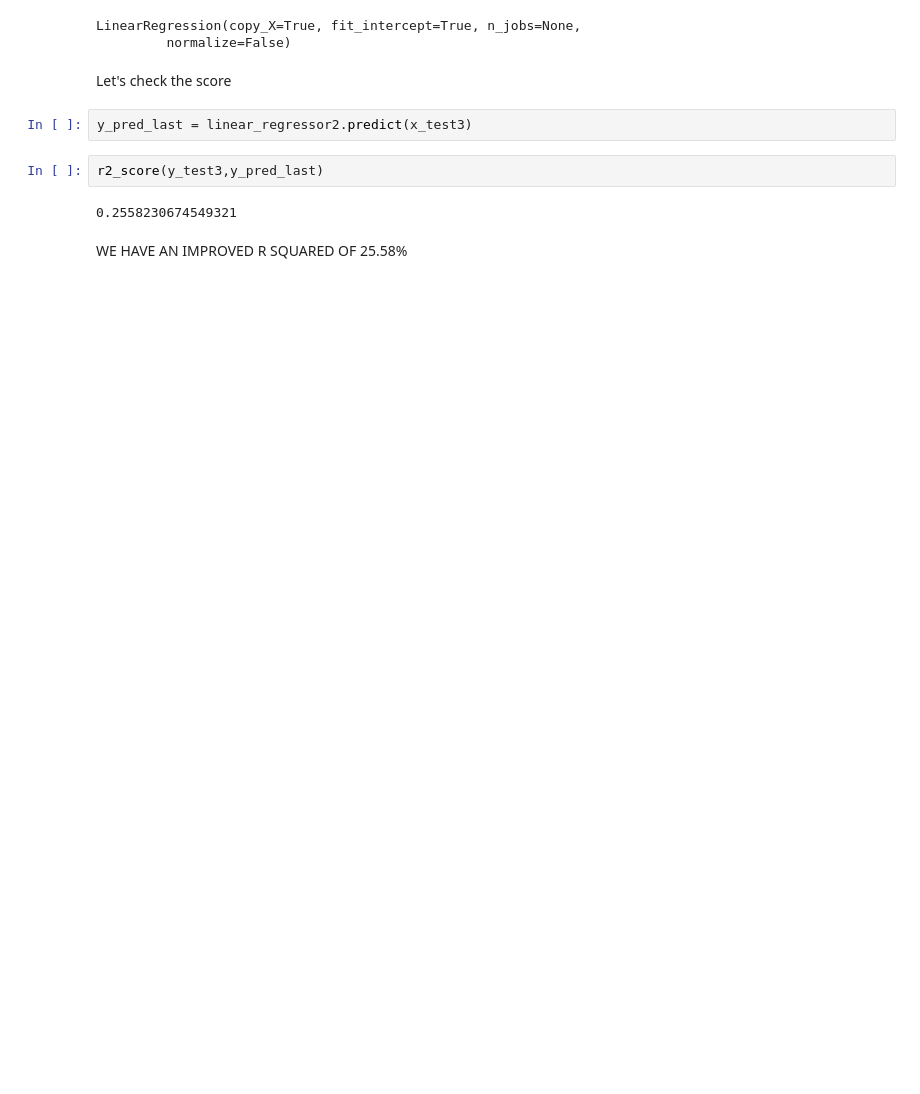
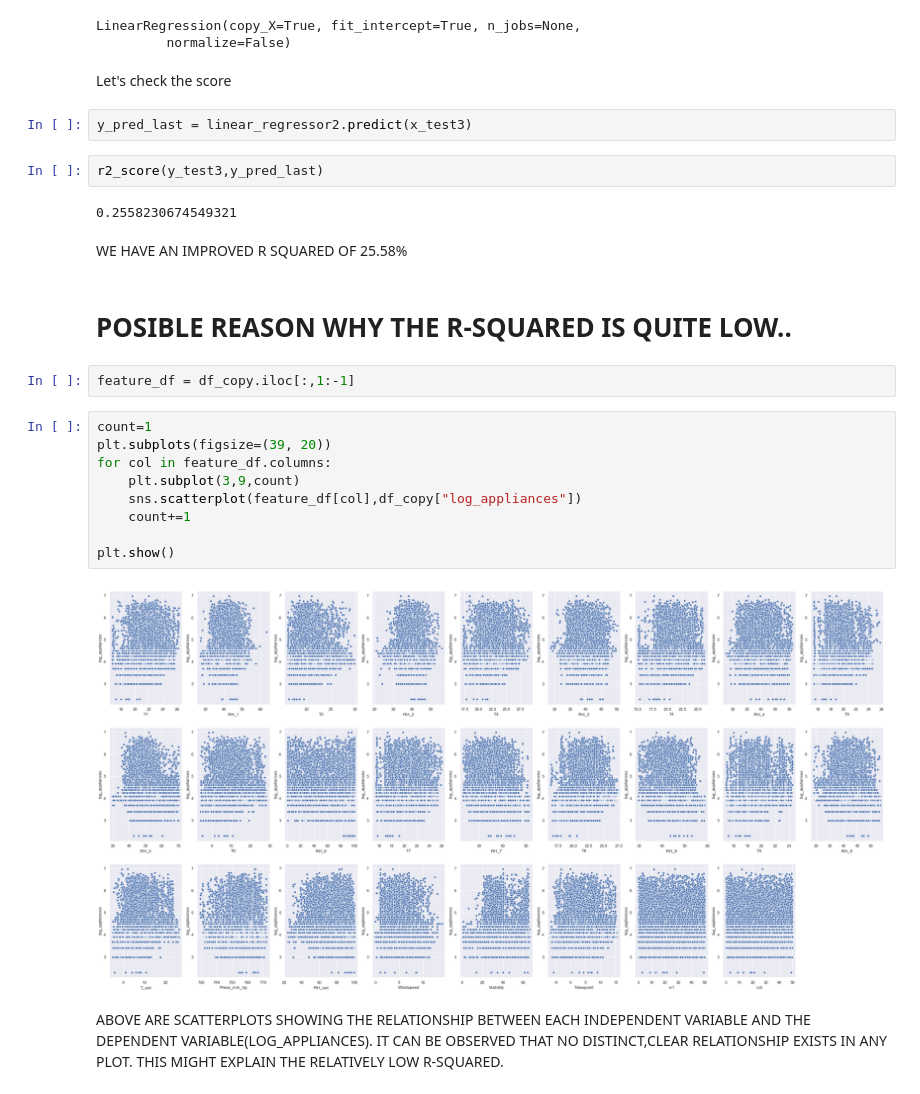
Before and after one commit to frank-ezenwanne/hamoye-quiz-projects, a Jupyter notebook: stage_B_quiz/frank_ezenwanne_quiz_stage_B.ipynb, the cells around one changed output. Saved outputs shown, nothing was run; the diff lists cells and outputs as text; blank space fills up the shorter version.

Commit message:
added reasons for low r-squared

```diff
--- a/stage_B_quiz/frank_ezenwanne_quiz_stage_B.ipynb
+++ b/stage_B_quiz/frank_ezenwanne_quiz_stage_B.ipynb
@@ -431,3 +431,21 @@ r2_score(y_test3,y_pred_last)
 0.2558230674549321
 # %% [markdown]
 WE HAVE AN IMPROVED R SQUARED OF 25.58%
+# %% [markdown]
+# POSIBLE REASON WHY THE R-SQUARED IS QUITE LOW..
+# %%
+feature_df = df_copy.iloc[:,1:-1]
+# %%
+count=1
+plt.subplots(figsize=(39, 20))
+for col in feature_df.columns:
+    plt.subplot(3,9,count)
+    sns.scatterplot(feature_df[col],df_copy["log_appliances"])
+    count+=1
+
+plt.show()
+# %% [output]
+[figure, added]
+# %% [markdown]
+ABOVE ARE SCATTERPLOTS SHOWING THE RELATIONSHIP BETWEEN EACH INDEPENDENT VARIABLE AND THE DEPENDENT VARIABLE(LOG_APPLIANCES).
+IT CAN BE OBSERVED THAT NO DISTINCT,CLEAR RELATIONSHIP EXISTS IN ANY PLOT. THIS MIGHT EXPLAIN THE RELATIVELY LOW R-SQUARED.
```
Also changed, not shown: parts of 1 cell of this notebook.
